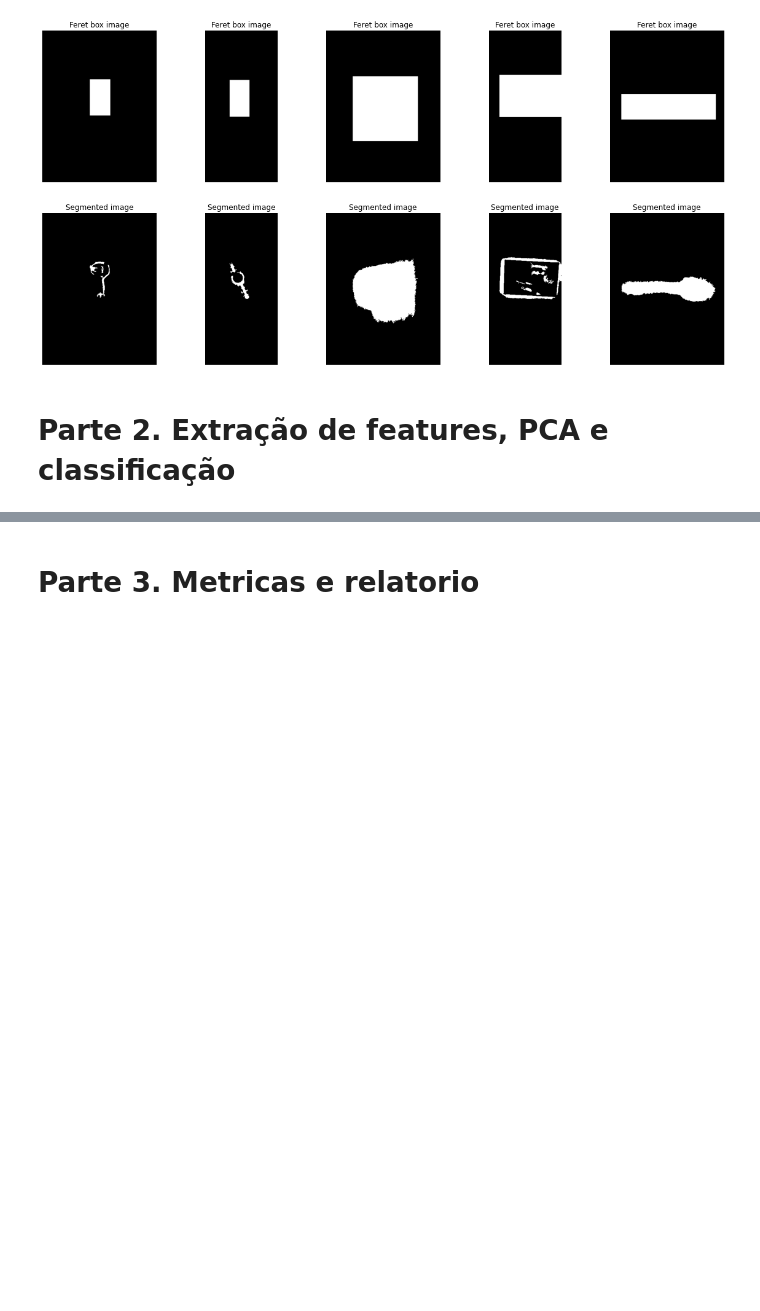
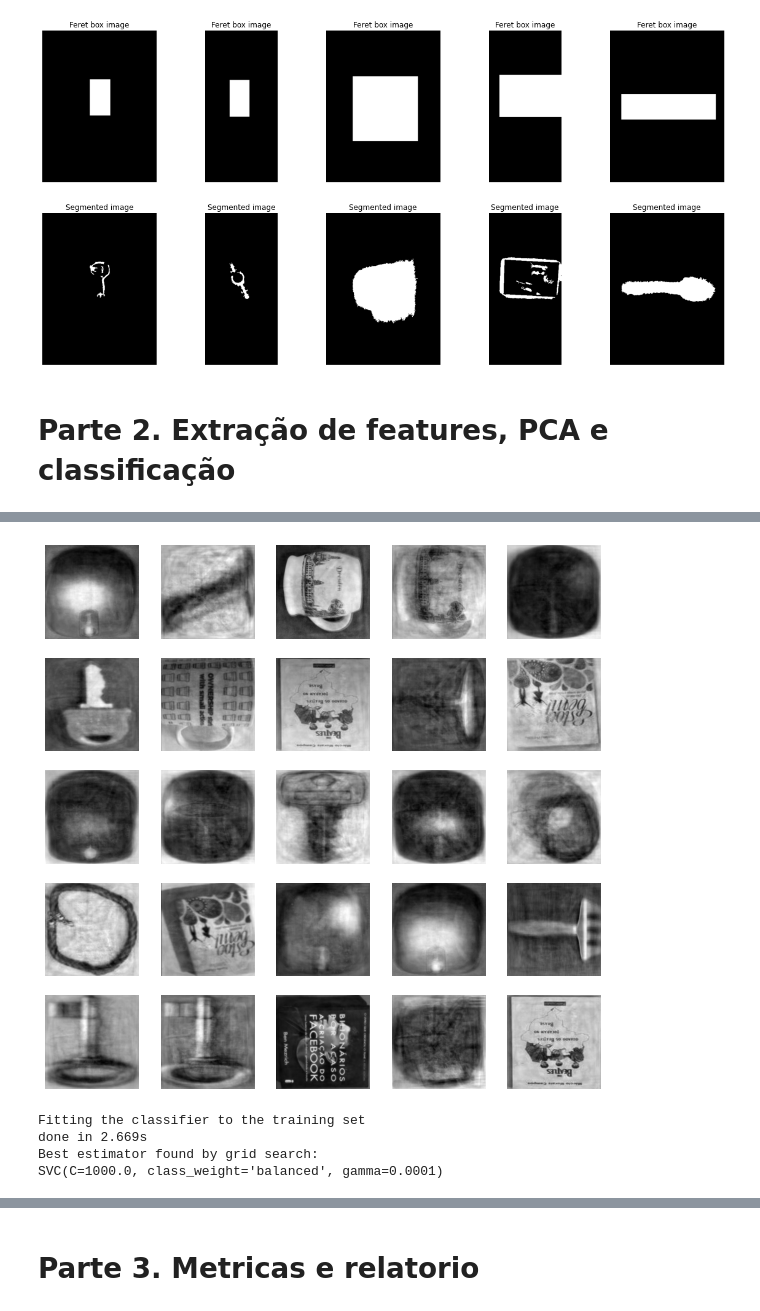
Before and after one commit to fcnoronha/visao-e-prcessamento-de-imagens, a Jupyter notebook: ep03.ipynb, the cells around one changed output, grey strips where cells are left out. Saved outputs shown, nothing was run; the diff lists cells and outputs as text; code cells hidden in the pictures; blank space fills up the shorter version.

```diff
--- a/ep03.ipynb
+++ b/ep03.ipynb
@@ -180,0 +282,27 @@ plt.show()
+# %%
+images_pca = pca.inverse_transform(x_train_pca)
+
+fig, axes = plt.subplots(5, 5, figsize=(10, 10))
+for i, ax in enumerate(axes.flat):
+    ax.imshow(images_pca[i].reshape(400, 400),cmap="gray")
+    ax.axis('off')
+# %% [output]
+[figure, added]
+# %%
+from time import time
+print("Fitting the classifier to the training set")
+t0 = time()
+param_grid = {'C': [1e3, 5e3, 1e4, 5e4, 1e5],
+              'gamma': [0.0001, 0.0005, 0.001, 0.005, 0.01, 0.1], }
+clf = GridSearchCV(
+    SVC(kernel='rbf', class_weight='balanced'), param_grid
+)
+clf = clf.fit(x_train_pca, y_train)
+print("done in %0.3fs" % (time() - t0))
+print("Best estimator found by grid search:")
+print(clf.best_estimator_)
+# %% [output]
+Fitting the classifier to the training set
+done in 2.669s
+Best estimator found by grid search:
+SVC(C=1000.0, class_weight='balanced', gamma=0.0001)
```
Also changed, not shown: parts of 13 cells of this notebook, 1 other file.
